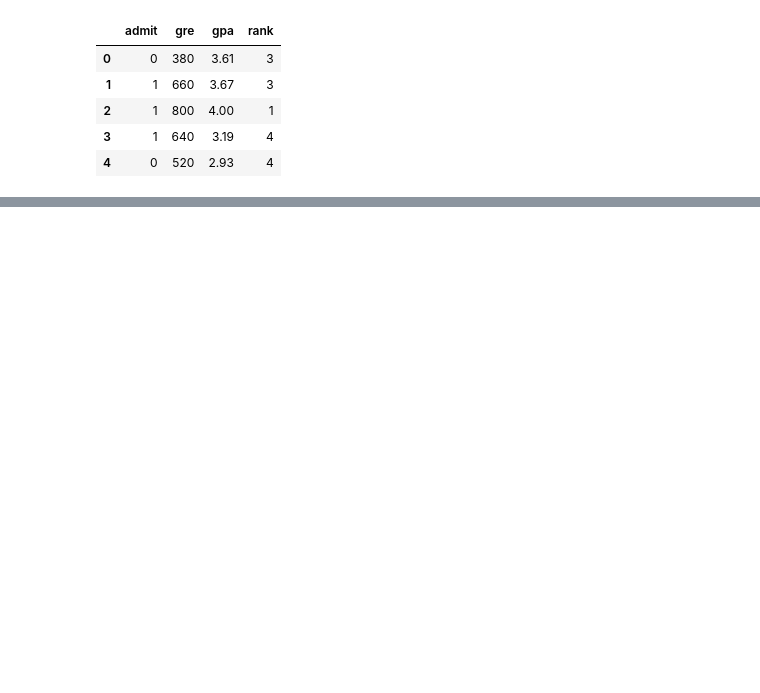
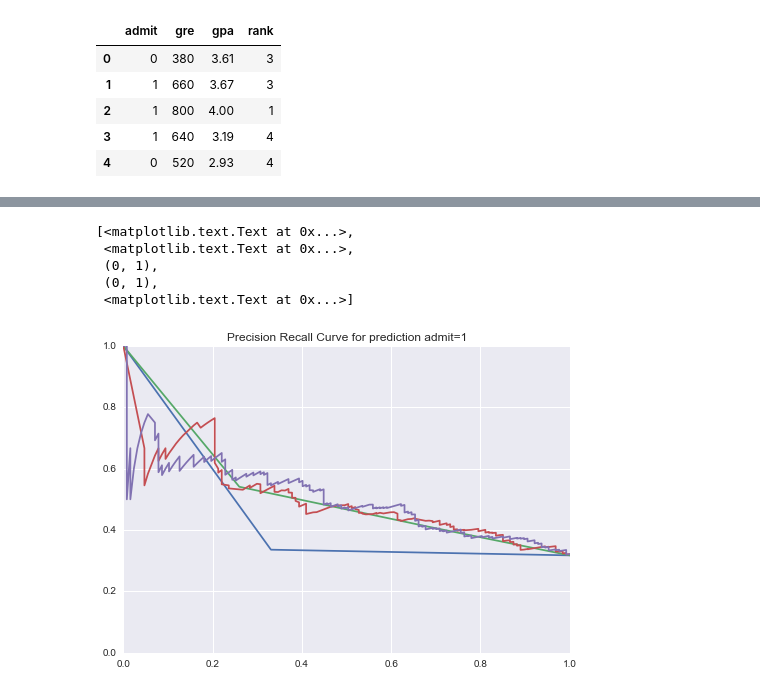
Before and after one commit to eflautt/ga-data-science, a Jupyter notebook: lessons/lesson-10/code/solution-code/solution-code-10.ipynb, the cells around one changed output, grey strips where cells are left out. Cells and saved outputs as stored; diff of their text form; code cells hidden in the pictures; blank space fills up the shorter version.

```diff
--- a/lessons/lesson-10/code/solution-code/solution-code-10.ipynb
+++ b/lessons/lesson-10/code/solution-code/solution-code-10.ipynb
@@ -72,0 +127,25 @@ ax.set(title='Area Under the Curve for prediction admit=1', ylabel='', xlabel=''
+# %%
+features = ['rank', 'gpa', 'gre']
+
+model0 = dummy.DummyClassifier()
+model0.fit(df[features[0]], df['admit'])
+df['probability_0'] = model0.predict_proba(df[['rank']]).T[1]
+
+for e, _ in enumerate(features):
+    model = lm.LogisticRegression()
+    model.fit(df[features[:e+1]], df['admit'])
+    df['probability_' + str(e+1)] = model.predict_proba(df[features[:e+1]]).T[1]
+# %%
+ax = plt.subplot(111)
+for i in range(4):
+    vals = metrics.precision_recall_curve(df.admit, df['probability_' + str(i)])
+    ax.plot(vals[1], vals[0])
+
+ax.set(title='Precision Recall Curve for prediction admit=1', ylabel='', xlabel='', xlim=(0, 1), ylim=(0, 1))
+# %% [output]
+[<matplotlib.text.Text at 0x...>,
+ <matplotlib.text.Text at 0x...>,
+ (0, 1),
+ (0, 1),
+ <matplotlib.text.Text at 0x...>]
+[figure, added]
```
Also changed, not shown: parts of 12 cells of this notebook, 1 other file.
